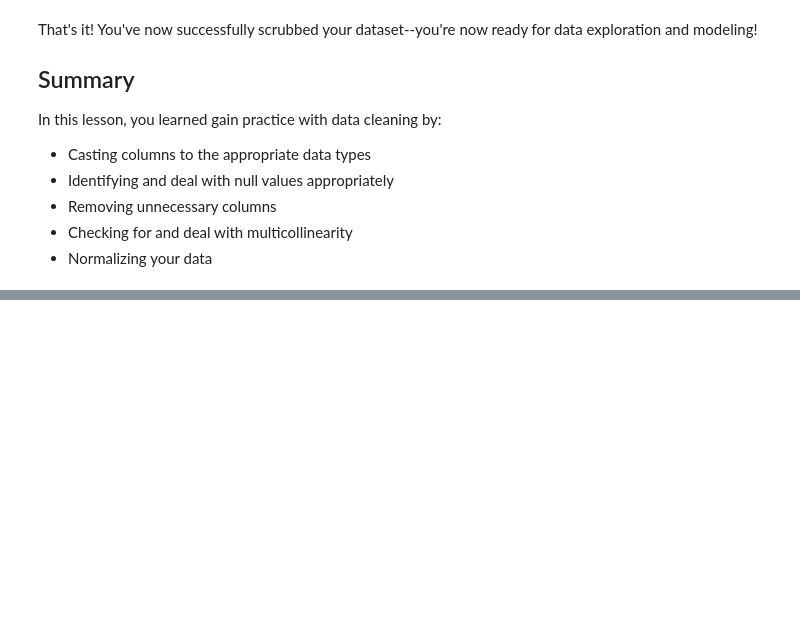
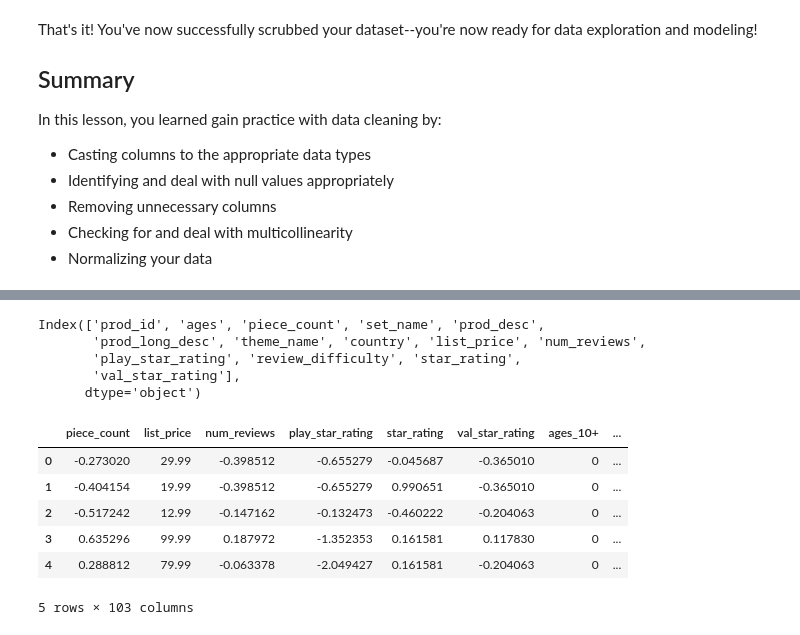
Before and after one commit to learn-co-curriculum/dsc-scrubbing-and-cleaning-data-lab, a Jupyter notebook: index.ipynb, the cells around one changed output, grey strips where cells are left out. Cells and saved outputs as stored; diff of their text form; code cells hidden in the pictures; blank space fills up the shorter version.

```diff
--- a/index.ipynb
+++ b/index.ipynb
@@ -151,0 +344,27 @@ In this lesson, you learned gain practice with data cleaning by:
+# %%
+# __SOLUTION__
+df.columns
+# %% [output]
+Index(['prod_id', 'ages', 'piece_count', 'set_name', 'prod_desc',
+       'prod_long_desc', 'theme_name', 'country', 'list_price', 'num_reviews',
+       'play_star_rating', 'review_difficulty', 'star_rating',
+       'val_star_rating'],
+      dtype='object')
+# %%
+# __SOLUTION__
+feats = ['ages', 'piece_count', 'theme_name', 'country', 'list_price', 'num_reviews',
+         'play_star_rating', 'review_difficulty', 'star_rating', 'val_star_rating']
+#Don't include prod_id, set_name, prod_desc, or prod_long_desc; they are too unique
+df = df[feats]
+df = pd.get_dummies(df)
+# %%
+# __SOLUTION__
+df.head()
+# %% [output]
+|  | piece_count | list_price | num_reviews | play_star_rating | star_rating | val_star_rating | ages_10+ | ... |
+| 0 | -0.273020 | 29.99 | -0.398512 | -0.655279 | -0.045687 | -0.365010 | 0 | ... |
+| 1 | -0.404154 | 19.99 | -0.398512 | -0.655279 | 0.990651 | -0.365010 | 0 | ... |
+| 2 | -0.517242 | 12.99 | -0.147162 | -0.132473 | -0.460222 | -0.204063 | 0 | ... |
+| 3 | 0.635296 | 99.99 | 0.187972 | -1.352353 | 0.161581 | 0.117830 | 0 | ... |
+| 4 | 0.288812 | 79.99 | -0.063378 | -2.049427 | 0.161581 | -0.204063 | 0 | ... |
+5 rows × 103 columns
```
Also changed, not shown: parts of 15 cells of this notebook, 1 other file.
